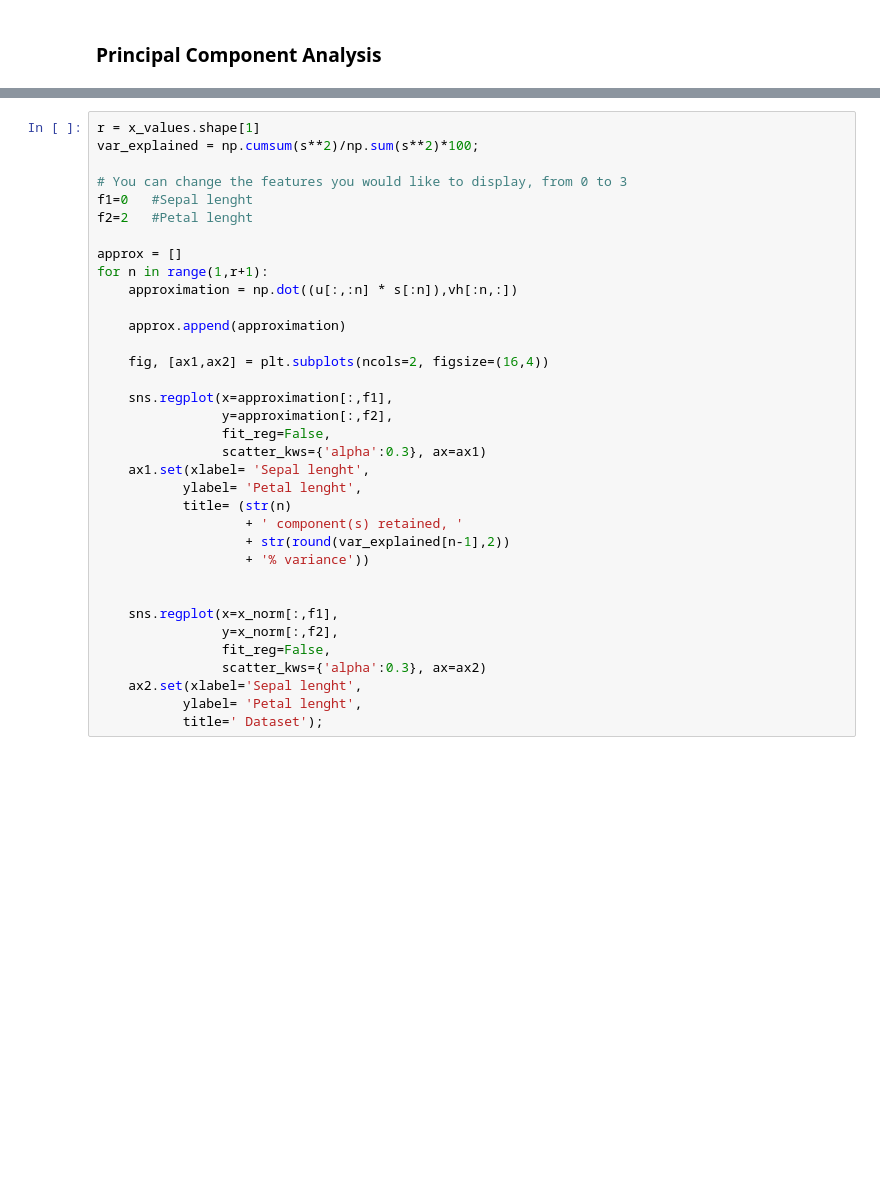
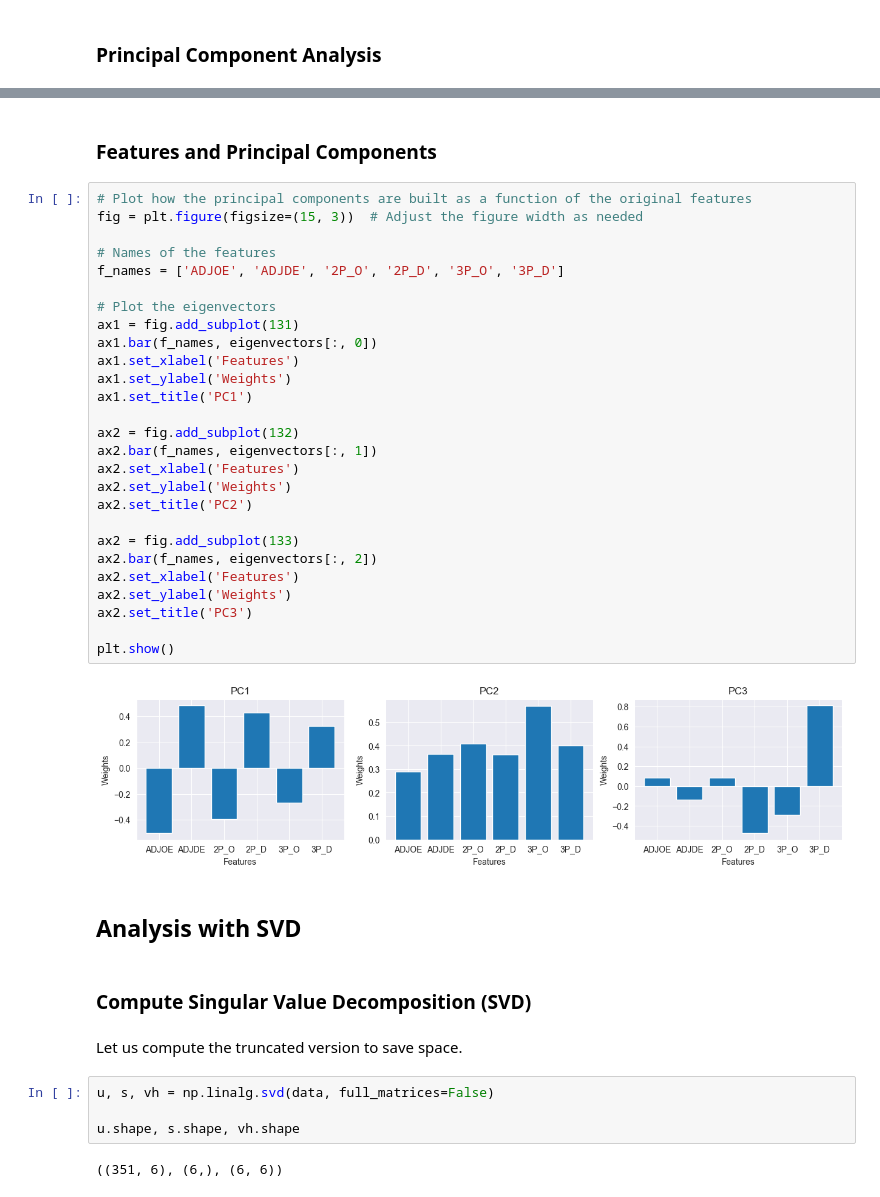
Before and after one commit to peetceenatoo/ncaa-mining, a Jupyter notebook: Scripts/Python/pca.ipynb, the cells around one changed output, grey strips where cells are left out. Drawn from its saved outputs; the diff is of its cells as text; blank space fills up the shorter version.

```diff
--- a/Scripts/Python/pca.ipynb
+++ b/Scripts/Python/pca.ipynb
@@ -171,35 +214,43 @@ plt.show()
-# %%
-r = x_values.shape[1]
-var_explained = np.cumsum(s**2)/np.sum(s**2)*100;
-
-# You can change the features you would like to display, from 0 to 3
-f1=0   #Sepal lenght
-f2=2   #Petal lenght
-
-approx = []
-for n in range(1,r+1):
-    approximation = np.dot((u[:,:n] * s[:n]),vh[:n,:])
-
-    approx.append(approximation)
-
-    fig, [ax1,ax2] = plt.subplots(ncols=2, figsize=(16,4))
-
-    sns.regplot(x=approximation[:,f1],
-                y=approximation[:,f2],
-                fit_reg=False,
-                scatter_kws={'alpha':0.3}, ax=ax1)
-    ax1.set(xlabel= 'Sepal lenght',
-           ylabel= 'Petal lenght',
-           title= (str(n)
-                   + ' component(s) retained, '
-                   + str(round(var_explained[n-1],2))
-                   + '% variance'))
-
-
-    sns.regplot(x=x_norm[:,f1],
-                y=x_norm[:,f2],
-                fit_reg=False,
-                scatter_kws={'alpha':0.3}, ax=ax2)
-    ax2.set(xlabel='Sepal lenght',
-           ylabel= 'Petal lenght',
-           title=' Dataset');
+# %% [markdown]
+### Features and Principal Components
+# %%
+# Plot how the principal components are built as a function of the original features
+fig = plt.figure(figsize=(15, 3))  # Adjust the figure width as needed
+
+# Names of the features
+f_names = ['ADJOE', 'ADJDE', '2P_O', '2P_D', '3P_O', '3P_D']
+
+# Plot the eigenvectors
+ax1 = fig.add_subplot(131)
+ax1.bar(f_names, eigenvectors[:, 0])
+ax1.set_xlabel('Features')
+ax1.set_ylabel('Weights')
+ax1.set_title('PC1')
+
+ax2 = fig.add_subplot(132)
+ax2.bar(f_names, eigenvectors[:, 1])
+ax2.set_xlabel('Features')
+ax2.set_ylabel('Weights')
+ax2.set_title('PC2')
+
+ax2 = fig.add_subplot(133)
+ax2.bar(f_names, eigenvectors[:, 2])
+ax2.set_xlabel('Features')
+ax2.set_ylabel('Weights')
+ax2.set_title('PC3')
+
+plt.show()
+# %% [output]
+[figure, added]
+# %% [markdown]
+## Analysis with SVD
+# %% [markdown]
+### Compute Singular Value Decomposition (SVD)
+# %% [markdown]
+Let us compute the truncated version to save space.
+# %%
+u, s, vh = np.linalg.svd(data, full_matrices=False)
+
+u.shape, s.shape, vh.shape
+# %% [output]
+((351, 6), (6,), (6, 6))
```
Also changed, not shown: parts of 35 cells of this notebook.
